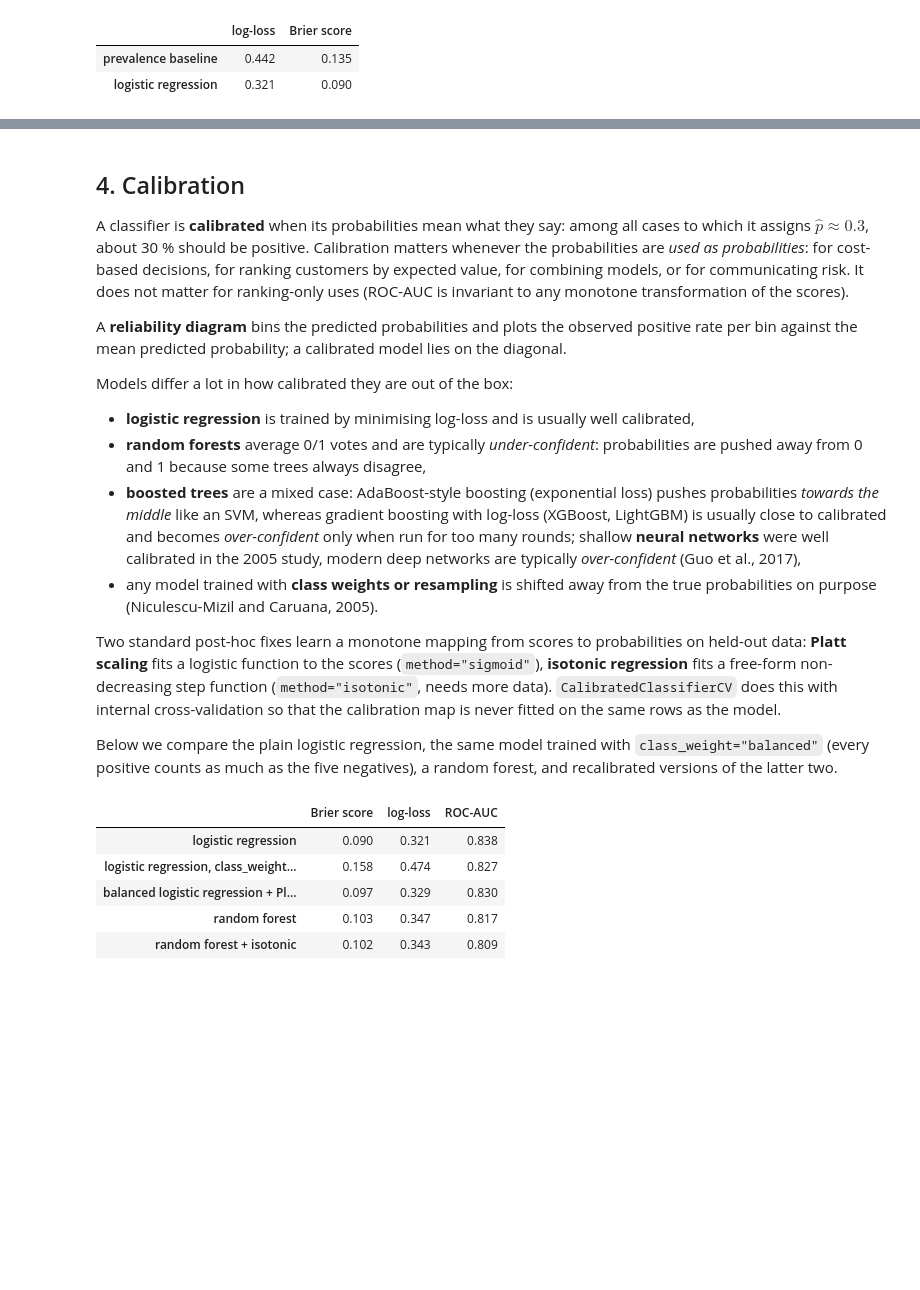
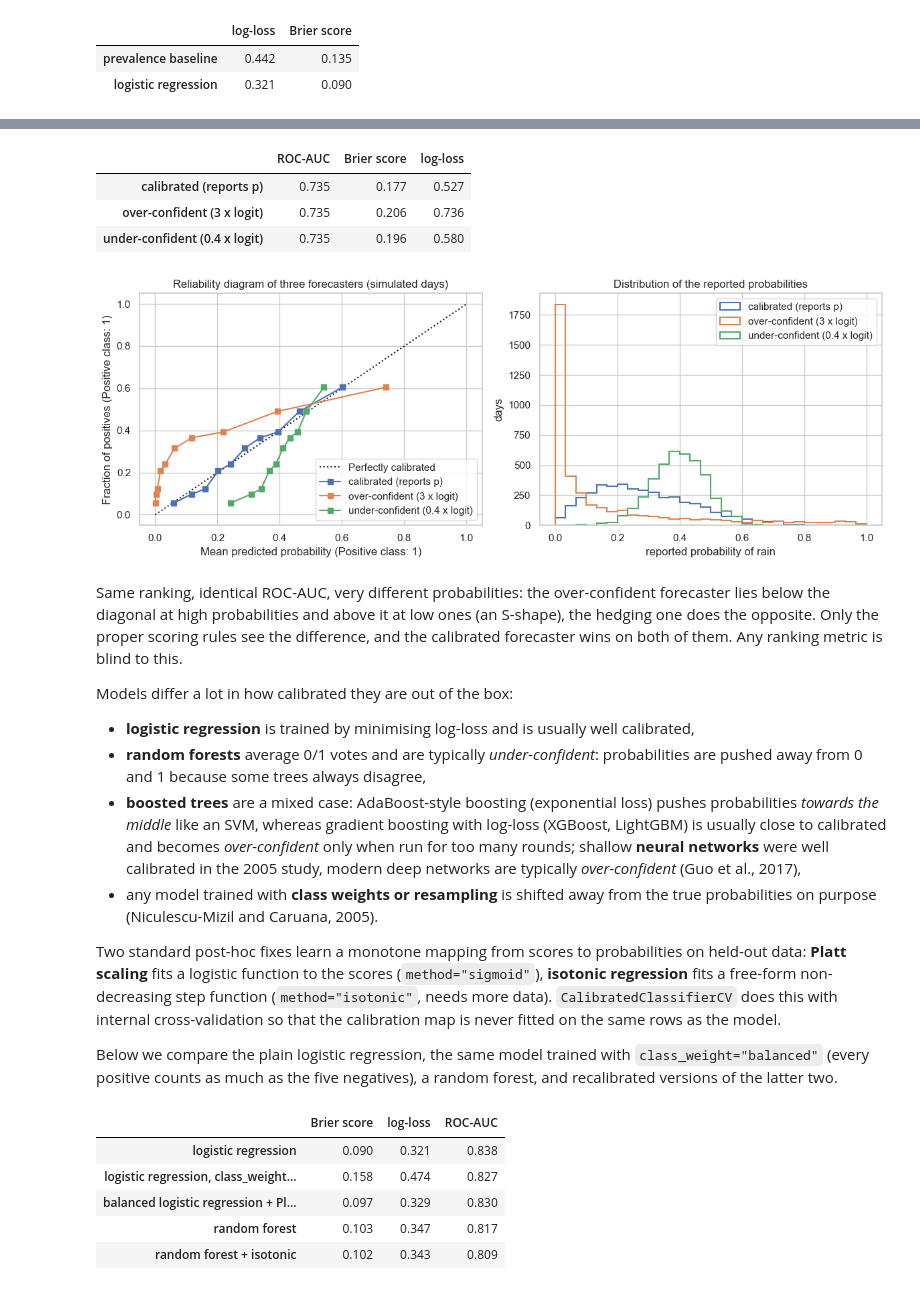
Before and after one commit to francji1/01ADS, a Jupyter notebook: lectures/L04_classification_nn_tl/01ADS_L04_Classification.ipynb, the cells around one changed output, grey strips where cells are left out. Drawn from its saved outputs; the diff is of its cells as text; code cells hidden in the pictures; blank space fills up the shorter version.

```diff
--- a/lectures/L04_classification_nn_tl/01ADS_L04_Classification.ipynb
+++ b/lectures/L04_classification_nn_tl/01ADS_L04_Classification.ipynb
@@ -521,9 +659,42 @@ pd.DataFrame(
+# %%
+demo_rng = np.random.default_rng(1)
+n_days = 4000
+p_rain = demo_rng.beta(2, 5, size=n_days)                 # true probability of rain on each day
+rain = (demo_rng.random(n_days) < p_rain).astype(int)     # what actually happened
+logit_rain = np.log(p_rain / (1 - p_rain))
+
+forecasters = {
+    "calibrated (reports p)": p_rain,
+    "over-confident (3 x logit)": 1 / (1 + np.exp(-3 * logit_rain)),
+    "under-confident (0.4 x logit)": 1 / (1 + np.exp(-0.4 * logit_rain)),
+}
+
+fig, axes = plt.subplots(1, 2, figsize=(12, 4.5))
+for name, q in forecasters.items():
+    CalibrationDisplay.from_predictions(rain, q, n_bins=10, strategy="quantile", name=name, ax=axes[0])
+    axes[1].hist(q, bins=30, range=(0, 1), histtype="step", lw=1.5, label=name)
+axes[0].set_title("Reliability diagram of three forecasters (simulated days)")
+axes[1].set_title("Distribution of the reported probabilities")
+axes[1].set_xlabel("reported probability of rain")
+axes[1].set_ylabel("days")
+axes[1].legend()
+plt.tight_layout()
+
+pd.DataFrame(
+    {
+        "ROC-AUC": {name: roc_auc_score(rain, q) for name, q in forecasters.items()},
+        "Brier score": {name: brier_score_loss(rain, q) for name, q in forecasters.items()},
+        "log-loss": {name: log_loss(rain, q) for name, q in forecasters.items()},
+    }
+)
+# %% [output]
+|  | ROC-AUC | Brier score | log-loss |
+| calibrated (reports p) | 0.735 | 0.177 | 0.527 |
+| over-confident (3 x logit) | 0.735 | 0.206 | 0.736 |
+| under-confident (0.4 x logit) | 0.735 | 0.196 | 0.580 |
+[figure, added]
 # %% [markdown]
-## 4. Calibration
-
-A classifier is **calibrated** when its probabilities mean what they say: among all cases to which it assigns $\hat p \approx 0.3$, about 30 % should be positive. Calibration matters whenever the probabilities are *used as probabilities*: for cost-based decisions, for ranking customers by expected value, for combining models, or for communicating risk. It does not matter for ranking-only uses (ROC-AUC is invariant to any monotone transformation of the scores).
-
-A **reliability diagram** bins the predicted probabilities and plots the observed positive rate per bin against the mean predicted probability; a calibrated model lies on the diagonal.
+Same ranking, identical ROC-AUC, very different probabilities: the over-confident forecaster lies below the diagonal at high probabilities and above it at low ones (an S-shape), the hedging one does the opposite. Only the proper scoring rules see the difference, and the calibrated forecaster wins on both of them. Any ranking metric is blind to this.
 
 Models differ a lot in how calibrated they are out of the box:
 
```
Also changed, not shown: parts of 15 cells of this notebook, 11 other files.
